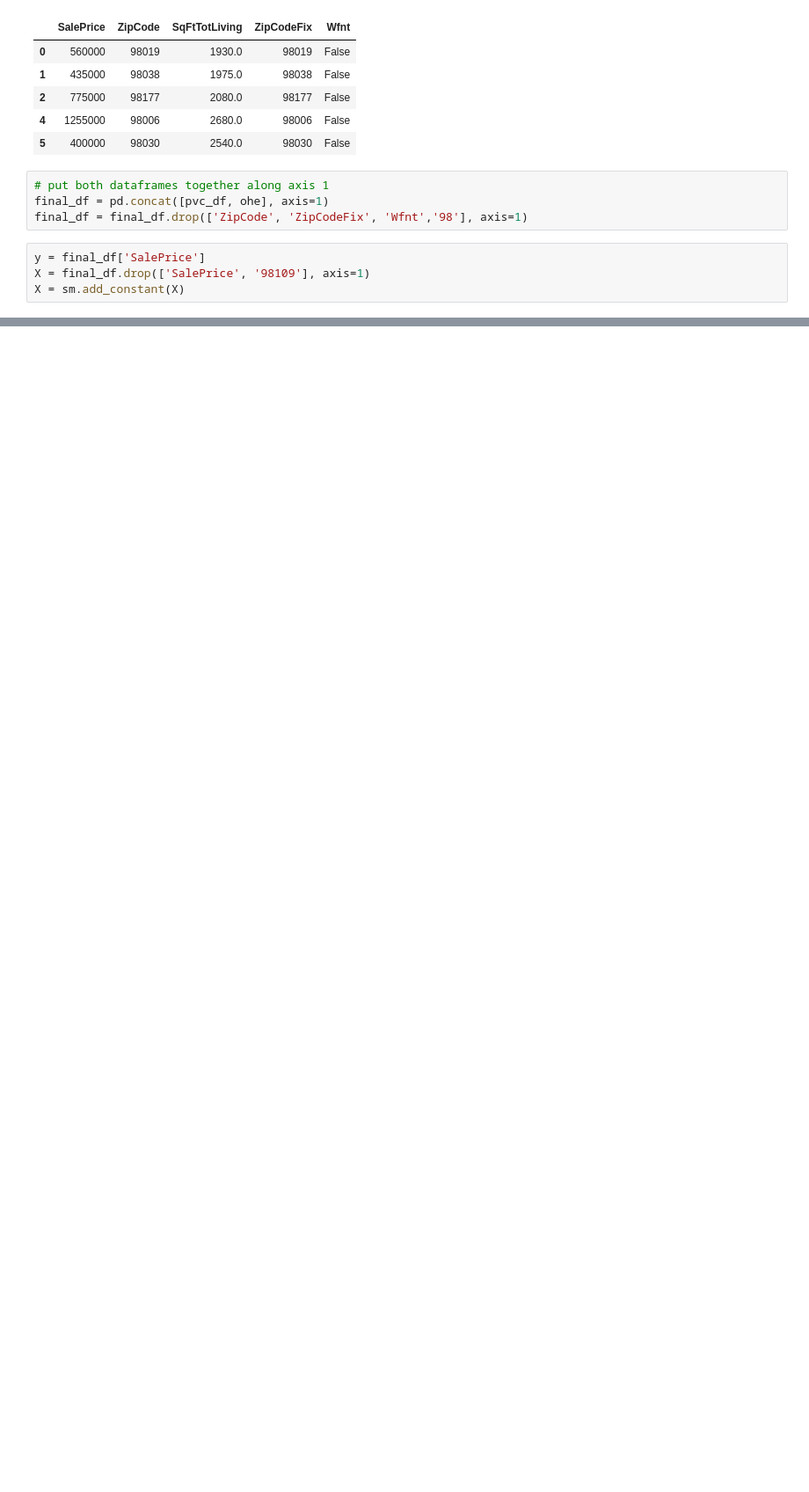
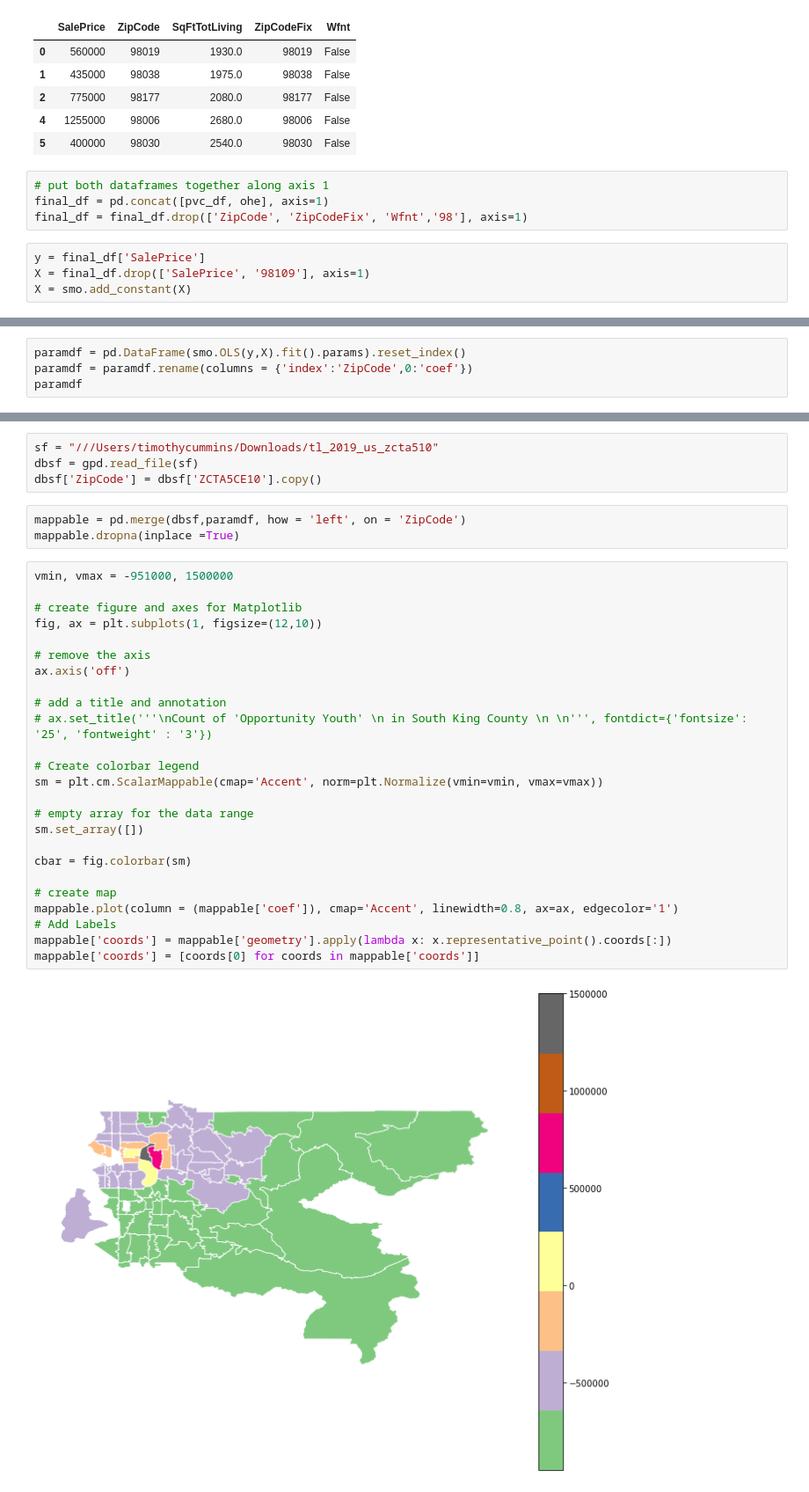
Before and after one commit to hmdev649/mod2-project, a Jupyter notebook: Exploratory Notebooks/exploratory/HighSqftIncrSalePrice.ipynb, the cells around one changed output, grey strips where cells are left out. Shown: that part at 88% size. Cells and saved outputs as stored; diff of their text form; blank space fills up the shorter version.

Commit message:
updated plot on bottom

```diff
--- a/Exploratory Notebooks/exploratory/HighSqftIncrSalePrice.ipynb
+++ b/Exploratory Notebooks/exploratory/HighSqftIncrSalePrice.ipynb
@@ -370,4 +355,4 @@ final_df = final_df.drop(['ZipCode', 'ZipCodeFix', 'Wfnt','98'], axis=1)
 # %%
 y = final_df['SalePrice']
 X = final_df.drop(['SalePrice', '98109'], axis=1)
-X = sm.add_constant(X)
+X = smo.add_constant(X)
@@ -422,0 +359,4 @@ pvc_df[pvc_df['ZipCodeFix']=='98109'].describe()
+# %%
+paramdf = pd.DataFrame(smo.OLS(y,X).fit().params).reset_index()
+paramdf = paramdf.rename(columns = {'index':'ZipCode',0:'coef'})
+paramdf
@@ -422,0 +377,34 @@ pvc_df[pvc_df['ZipCodeFix']=='98109'].describe()
+# %%
+sf = "///Users/timothycummins/Downloads/tl_2019_us_zcta510"
+dbsf = gpd.read_file(sf)
+dbsf['ZipCode'] = dbsf['ZCTA5CE10'].copy()
+# %%
+mappable = pd.merge(dbsf,paramdf, how = 'left', on = 'ZipCode')
+mappable.dropna(inplace =True)
+# %%
+vmin, vmax = -951000, 1500000
+
+# create figure and axes for Matplotlib
+fig, ax = plt.subplots(1, figsize=(12,10))
+
+# remove the axis
+ax.axis('off')
+
+# add a title and annotation
+# ax.set_title('''\nCount of 'Opportunity Youth' \n in South King County \n \n''', fontdict={'fontsize': '25', 'fontweight' : '3'})
+
+# Create colorbar legend
+sm = plt.cm.ScalarMappable(cmap='Accent', norm=plt.Normalize(vmin=vmin, vmax=vmax))
+
+# empty array for the data range
+sm.set_array([])
+
+cbar = fig.colorbar(sm)
+
+# create map
+mappable.plot(column = (mappable['coef']), cmap='Accent', linewidth=0.8, ax=ax, edgecolor='1')
+# Add Labels
+mappable['coords'] = mappable['geometry'].apply(lambda x: x.representative_point().coords[:])
+mappable['coords'] = [coords[0] for coords in mappable['coords']]
+# %% [output]
+[figure, added]
```
Also changed, not shown: parts of 9 cells of this notebook.
